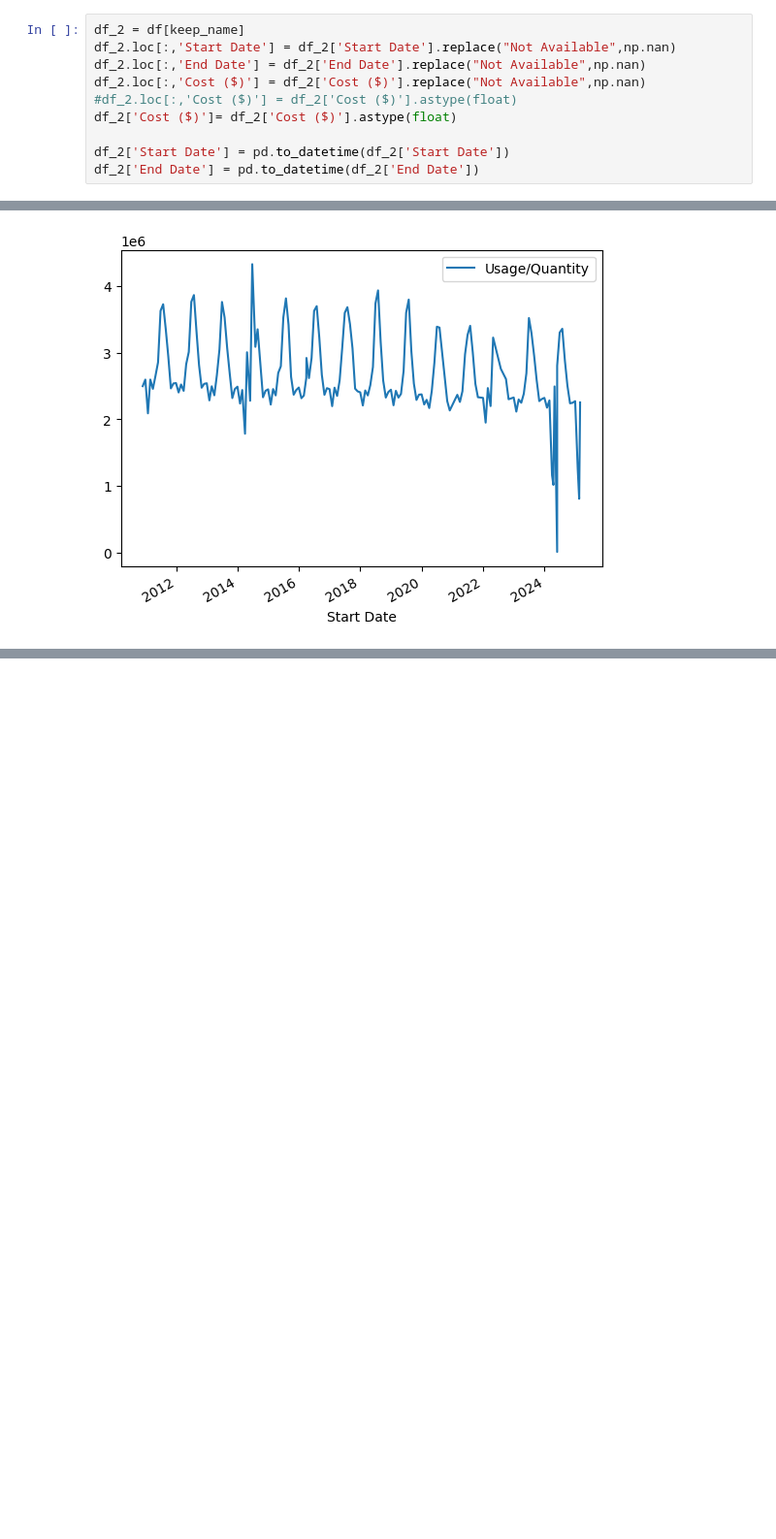
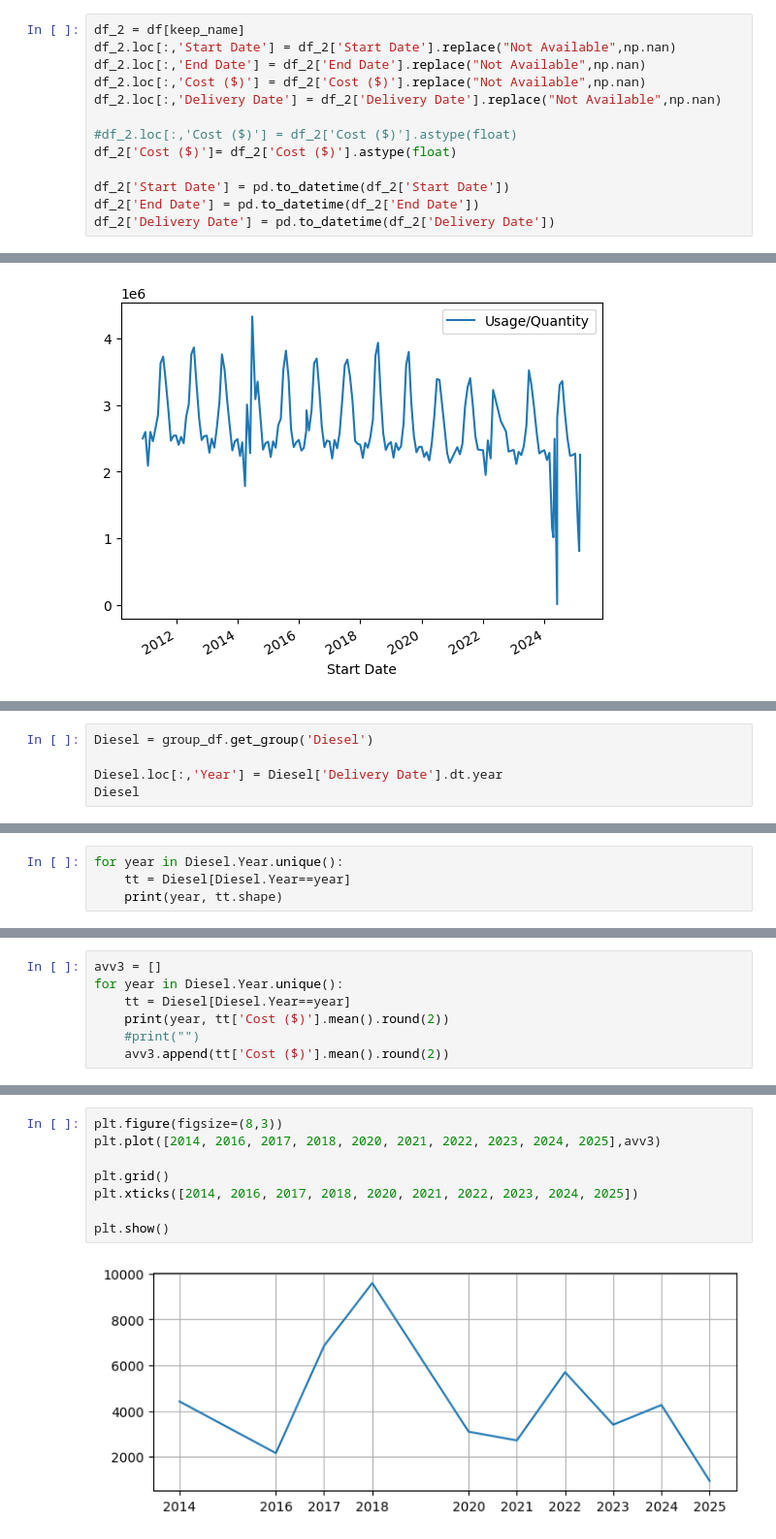
Before and after one commit to saeed-saffari/CPHSC, a Jupyter notebook: O-LCA/Halifax_Infirmary_Complex_meters.ipynb, the cells around one changed output, grey strips where cells are left out. Shown: that part at 97% size. Saved outputs shown, nothing was run; the diff lists cells and outputs as text; blank space fills up the shorter version.

```diff
--- a/O-LCA/Halifax_Infirmary_Complex_meters.ipynb
+++ b/O-LCA/Halifax_Infirmary_Complex_meters.ipynb
@@ -24,11 +24,14 @@ df_2 = df[keep_name]
 df_2.loc[:,'Start Date'] = df_2['Start Date'].replace("Not Available",np.nan)
 df_2.loc[:,'End Date'] = df_2['End Date'].replace("Not Available",np.nan)
 df_2.loc[:,'Cost ($)'] = df_2['Cost ($)'].replace("Not Available",np.nan)
+df_2.loc[:,'Delivery Date'] = df_2['Delivery Date'].replace("Not Available",np.nan)
+
 #df_2.loc[:,'Cost ($)'] = df_2['Cost ($)'].astype(float)
 df_2['Cost ($)']= df_2['Cost ($)'].astype(float)
 
 df_2['Start Date'] = pd.to_datetime(df_2['Start Date'])
 df_2['End Date'] = pd.to_datetime(df_2['End Date'])
+df_2['Delivery Date'] = pd.to_datetime(df_2['Delivery Date'])
 # %% [output]
 A value is trying to be set on a copy of a slice from a DataFrame.
 Try using .loc[row_indexer,col_indexer] = value instead
@@ -295,0 +314,5 @@ Electric[Electric.Year<2013].plot(x='Start Date',y='Usage/Quantity')
+# %%
+Diesel = group_df.get_group('Diesel')
+
+Diesel.loc[:,'Year'] = Diesel['Delivery Date'].dt.year
+Diesel
@@ -295,0 +337,4 @@ Electric[Electric.Year<2013].plot(x='Start Date',y='Usage/Quantity')
+# %%
+for year in Diesel.Year.unique():
+    tt = Diesel[Diesel.Year==year]
+    print(year, tt.shape)
@@ -295,0 +352,7 @@ Electric[Electric.Year<2013].plot(x='Start Date',y='Usage/Quantity')
+# %%
+avv3 = []
+for year in Diesel.Year.unique():
+    tt = Diesel[Diesel.Year==year]
+    print(year, tt['Cost ($)'].mean().round(2))
+    #print("")
+    avv3.append(tt['Cost ($)'].mean().round(2))
@@ -295,0 +370,10 @@ Electric[Electric.Year<2013].plot(x='Start Date',y='Usage/Quantity')
+# %%
+plt.figure(figsize=(8,3))
+plt.plot([2014, 2016, 2017, 2018, 2020, 2021, 2022, 2023, 2024, 2025],avv3)
+
+plt.grid()
+plt.xticks([2014, 2016, 2017, 2018, 2020, 2021, 2022, 2023, 2024, 2025])
+
+plt.show()
+# %% [output]
+[figure, added]
```
Also changed, not shown: parts of 11 cells of this notebook.
